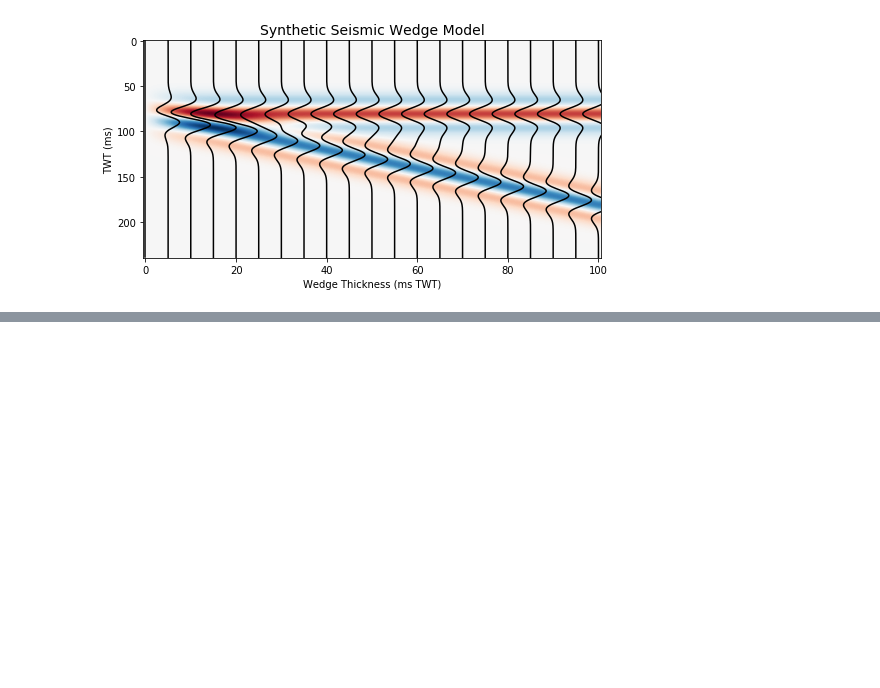
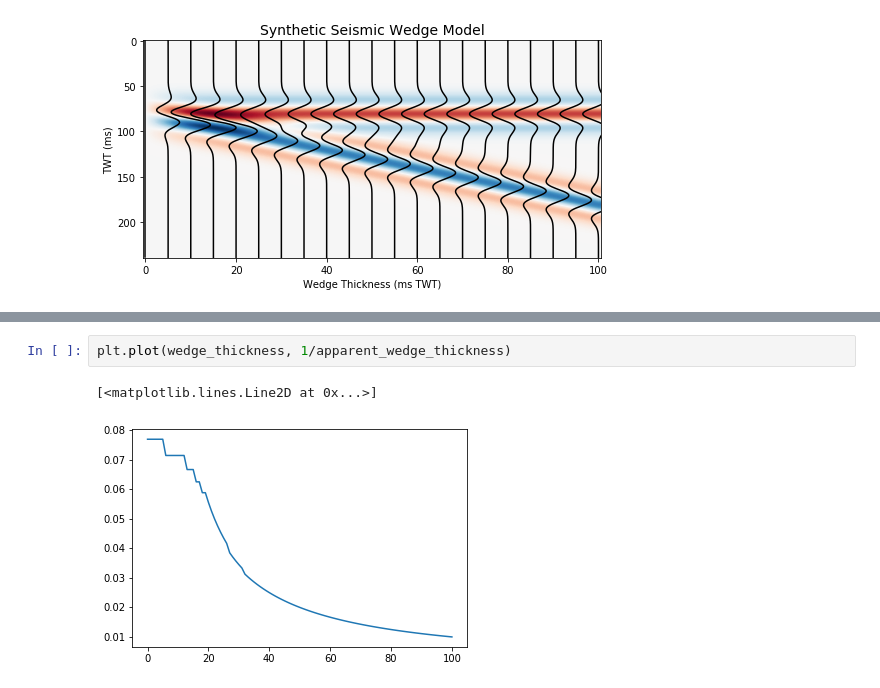
Before and after one commit to bdowdell/flask_pyseistuned, a Jupyter notebook: nb/image_plots.ipynb, the cells around one changed output, grey strips where cells are left out. Drawn from its saved outputs; the diff is of its cells as text; blank space fills up the shorter version.

```diff
--- a/nb/image_plots.ipynb
+++ b/nb/image_plots.ipynb
@@ -182,0 +367,5 @@ plt.savefig('../pyseistuned/static/img/synthetic_wedge_model.png', dpi=300, edge
+# %%
+plt.plot(wedge_thickness, 1/apparent_wedge_thickness)
+# %% [output]
+[<matplotlib.lines.Line2D at 0x...>]
+[figure, added]
```
Also changed, not shown: parts of 7 cells of this notebook.
